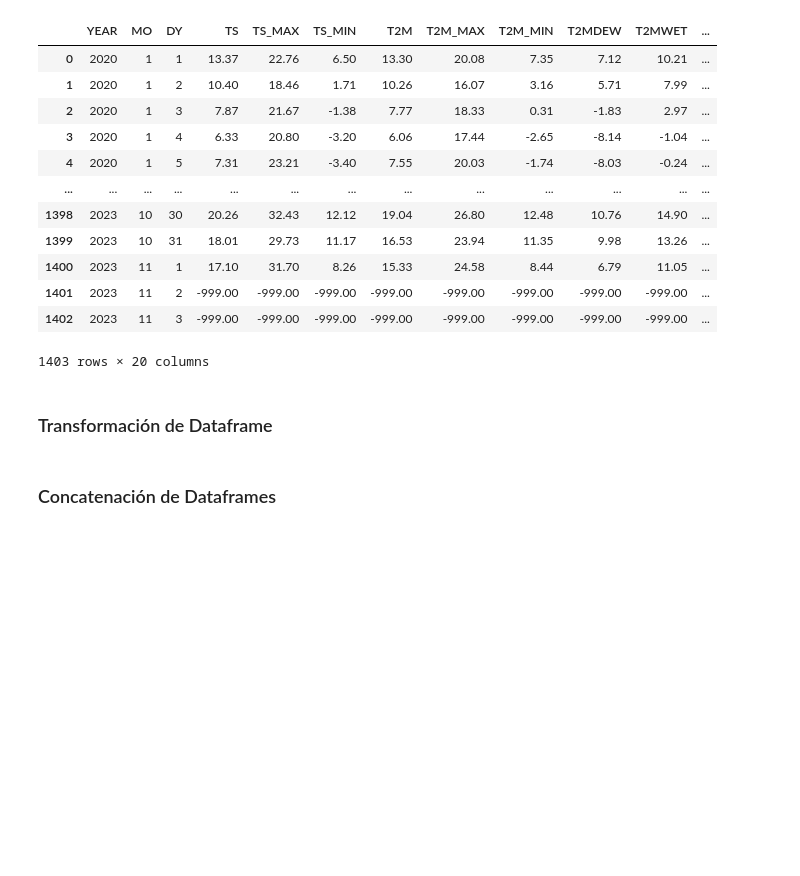
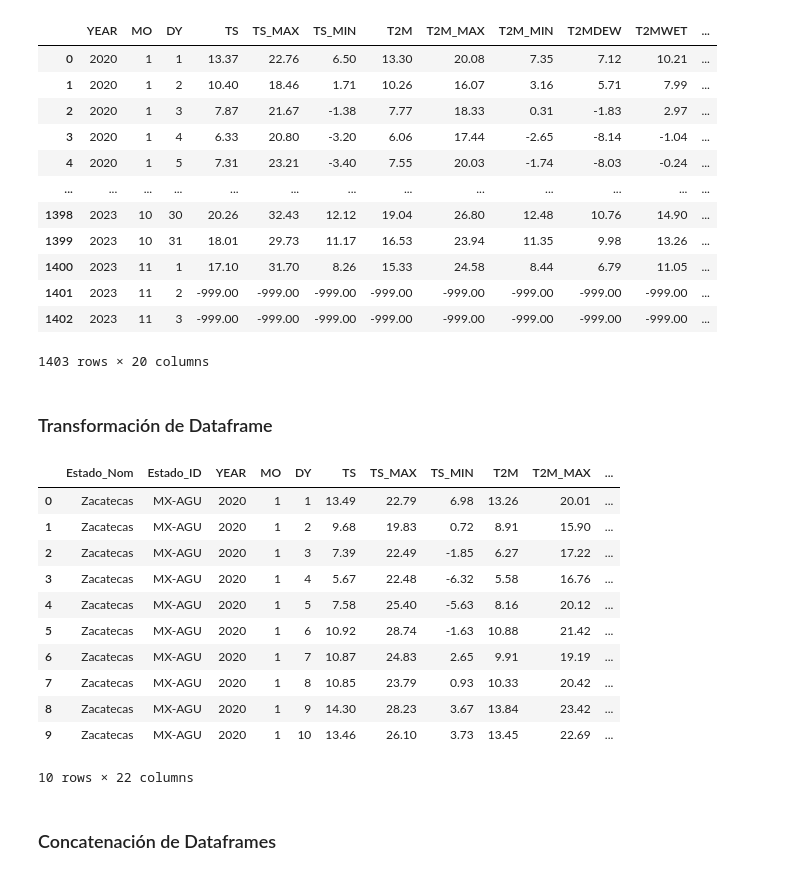
Before and after one commit to ProyectosMCD/RedBAMX, a Jupyter notebook: descarga/Descarga_Datos Climaticos_Municipio_NASA-API.ipynb, the cells around one changed output. Saved outputs shown, nothing was run; the diff lists cells and outputs as text; code cells hidden in the pictures; blank space fills up the shorter version.

```diff
--- a/descarga/Descarga_Datos Climaticos_Municipio_NASA-API.ipynb
+++ b/descarga/Descarga_Datos Climaticos_Municipio_NASA-API.ipynb
@@ -214,30 +216,45 @@ df_test
 # %%
 # Obtén la lista de archivos CSV en la carpeta
 archivos_csv = [archivo for archivo in os.listdir(output_estado_raw) if archivo.endswith('.csv')]
 n = 0 # Contador de toda vida
 
 # Procesa y transforma cada archivo CSV
 for archivo_csv in archivos_csv:
 
     # Lee el archivo CSV, salta las primeras 25 filas y agrega una columna con el nombre del estado
     ruta_completa = os.path.join(output_estado_raw, archivo_csv)
     df = pd.read_csv(ruta_completa, skiprows=25)
     estado_nom = archivo_csv.split('_')[1]
     df.insert(0, 'Estado_Nom', estado_nom)
 
     # Agrega una columna con el ID del estado
     df.insert(1, 'Estado_ID', estado_ids[n])
     n+=1
 
     # Transforma las columnas YEAR, MO y DY en una sola columna de tipo fecha
-    df = df.rename(columns={'YEAR': 'year', 'MO': 'month', 'DY': 'day'})
-    df.insert(0, 'Fecha', pd.to_datetime(df[['year', 'month', 'day']], format='%Y%m%d'))
-    df.drop(columns=['year', 'month', 'day'], inplace=True)
+    #df = df.rename(columns={'YEAR': 'year', 'MO': 'month', 'DY': 'day'})
+    #df.insert(0, 'Fecha', pd.to_datetime(df[['year', 'month', 'day']], format='%Y%m%d'))
+    #df.drop(columns=['year', 'month', 'day'], inplace=True)
 
     # Guarda el archivo CSV procesado en la carpeta de salida
     ruta_completa_salida = os.path.join(output_estado_mod, archivo_csv)
     with open(ruta_completa_salida, 'w') as file_object:
         df.to_csv(file_object, index=False,lineterminator='\n')
+
+df.head(10)
+# %% [output]
+|  | Estado_Nom | Estado_ID | YEAR | MO | DY | TS | TS_MAX | TS_MIN | T2M | T2M_MAX | ... |
+| 0 | Zacatecas | MX-AGU | 2020 | 1 | 1 | 13.49 | 22.79 | 6.98 | 13.26 | 20.01 | ... |
+| 1 | Zacatecas | MX-AGU | 2020 | 1 | 2 | 9.68 | 19.83 | 0.72 | 8.91 | 15.90 | ... |
+| 2 | Zacatecas | MX-AGU | 2020 | 1 | 3 | 7.39 | 22.49 | -1.85 | 6.27 | 17.22 | ... |
+| 3 | Zacatecas | MX-AGU | 2020 | 1 | 4 | 5.67 | 22.48 | -6.32 | 5.58 | 16.76 | ... |
+| 4 | Zacatecas | MX-AGU | 2020 | 1 | 5 | 7.58 | 25.40 | -5.63 | 8.16 | 20.12 | ... |
+| 5 | Zacatecas | MX-AGU | 2020 | 1 | 6 | 10.92 | 28.74 | -1.63 | 10.88 | 21.42 | ... |
+| 6 | Zacatecas | MX-AGU | 2020 | 1 | 7 | 10.87 | 24.83 | 2.65 | 9.91 | 19.19 | ... |
+| 7 | Zacatecas | MX-AGU | 2020 | 1 | 8 | 10.85 | 23.79 | 0.93 | 10.33 | 20.42 | ... |
+| 8 | Zacatecas | MX-AGU | 2020 | 1 | 9 | 14.30 | 28.23 | 3.67 | 13.84 | 23.42 | ... |
+| 9 | Zacatecas | MX-AGU | 2020 | 1 | 10 | 13.46 | 26.10 | 3.73 | 13.45 | 22.69 | ... |
+10 rows × 22 columns
 # %% [markdown]
 ### Concatenación de Dataframes
 # %%
```
Also changed, not shown: parts of 17 cells of this notebook.
